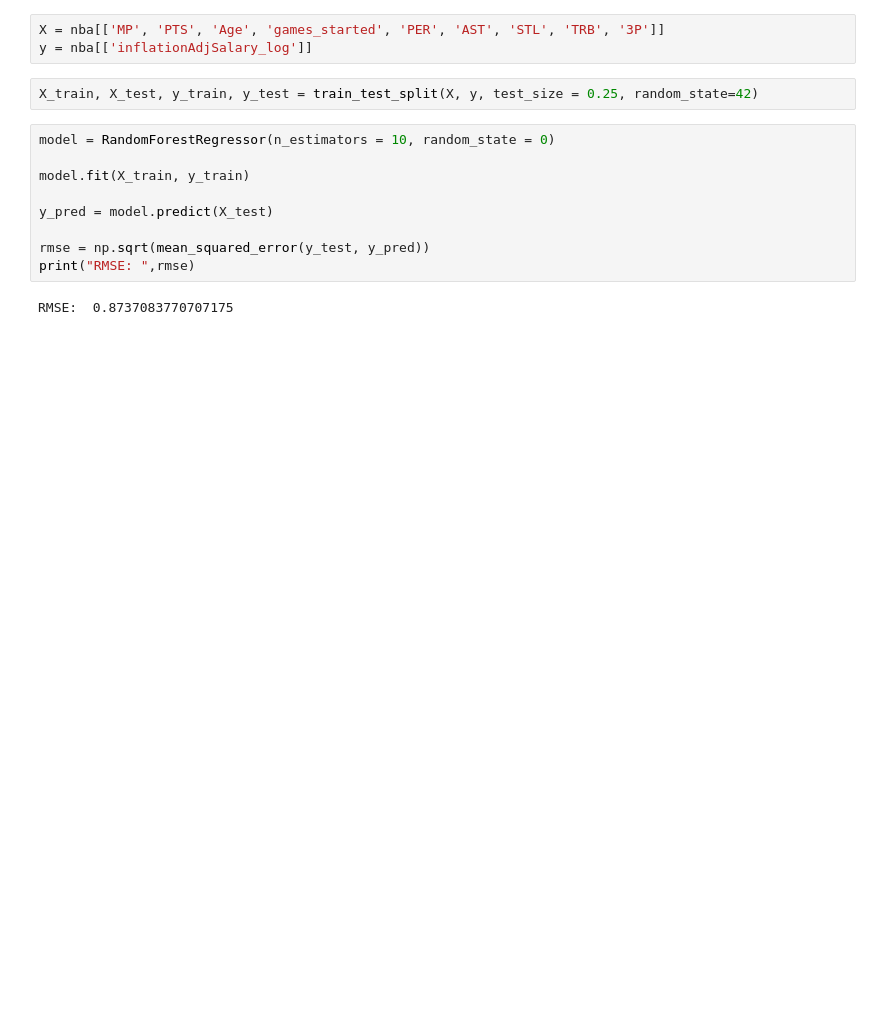
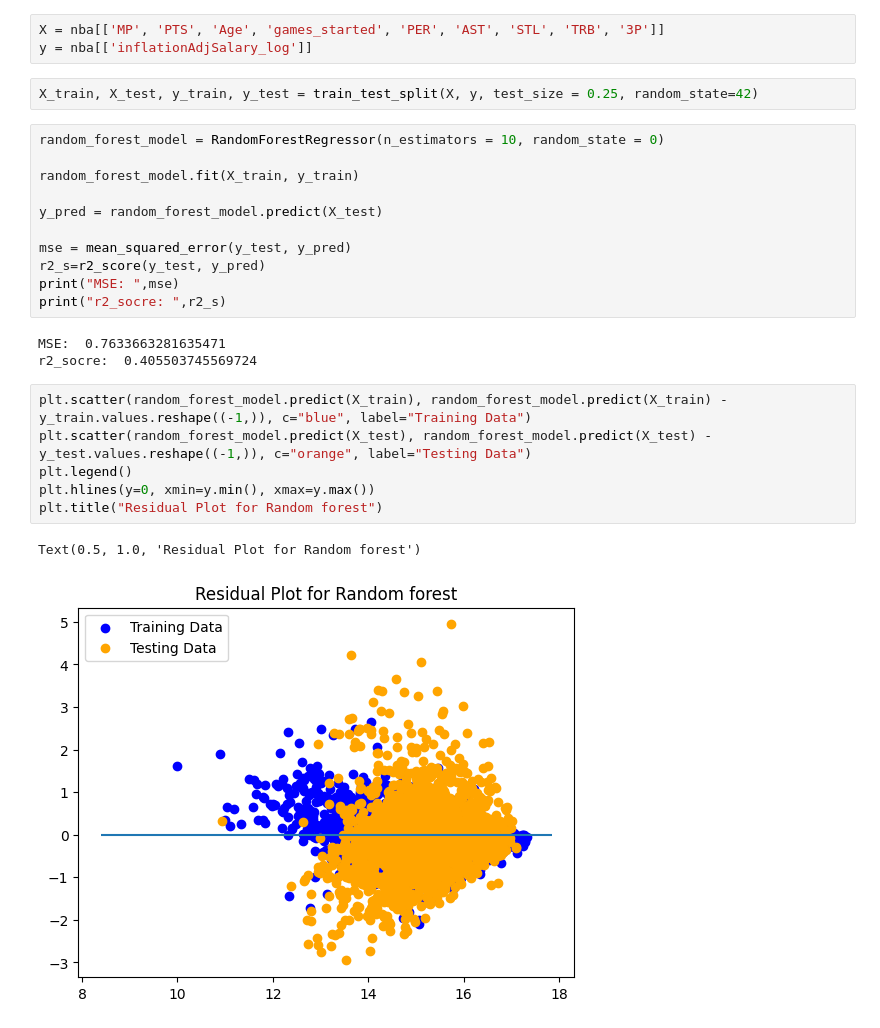
Before and after one commit to RiyaAg/EECS-545---Predicting-NBA-Player-s-Salary, a Jupyter notebook: RandomForest.ipynb, the cells around one changed output. Saved outputs shown, nothing was run; the diff lists cells and outputs as text; blank space fills up the shorter version.

Commit message:
modified random forest

```diff
--- a/RandomForest.ipynb
+++ b/RandomForest.ipynb
@@ -88,13 +89,25 @@ y = nba[['inflationAdjSalary_log']]
 # %%
 X_train, X_test, y_train, y_test = train_test_split(X, y, test_size = 0.25, random_state=42)
 # %%
-model = RandomForestRegressor(n_estimators = 10, random_state = 0)
+random_forest_model = RandomForestRegressor(n_estimators = 10, random_state = 0)
 
-model.fit(X_train, y_train)
+random_forest_model.fit(X_train, y_train)
 
-y_pred = model.predict(X_test)
+y_pred = random_forest_model.predict(X_test)
 
-rmse = np.sqrt(mean_squared_error(y_test, y_pred))
-print("RMSE: ",rmse)
+mse = mean_squared_error(y_test, y_pred)
+r2_s=r2_score(y_test, y_pred)
+print("MSE: ",mse)
+print("r2_socre: ",r2_s)
 # %% [output]
-RMSE:  0.8737083770707175
+MSE:  0.7633663281635471
+r2_socre:  0.405503745569724
+# %%
+plt.scatter(random_forest_model.predict(X_train), random_forest_model.predict(X_train) - y_train.values.reshape((-1,)), c="blue", label="Training Data")
+plt.scatter(random_forest_model.predict(X_test), random_forest_model.predict(X_test) - y_test.values.reshape((-1,)), c="orange", label="Testing Data")
+plt.legend()
+plt.hlines(y=0, xmin=y.min(), xmax=y.max())
+plt.title("Residual Plot for Random forest")
+# %% [output]
+Text(0.5, 1.0, 'Residual Plot for Random forest')
+[figure, added]
```
Also changed, not shown: parts of 4 cells of this notebook.
